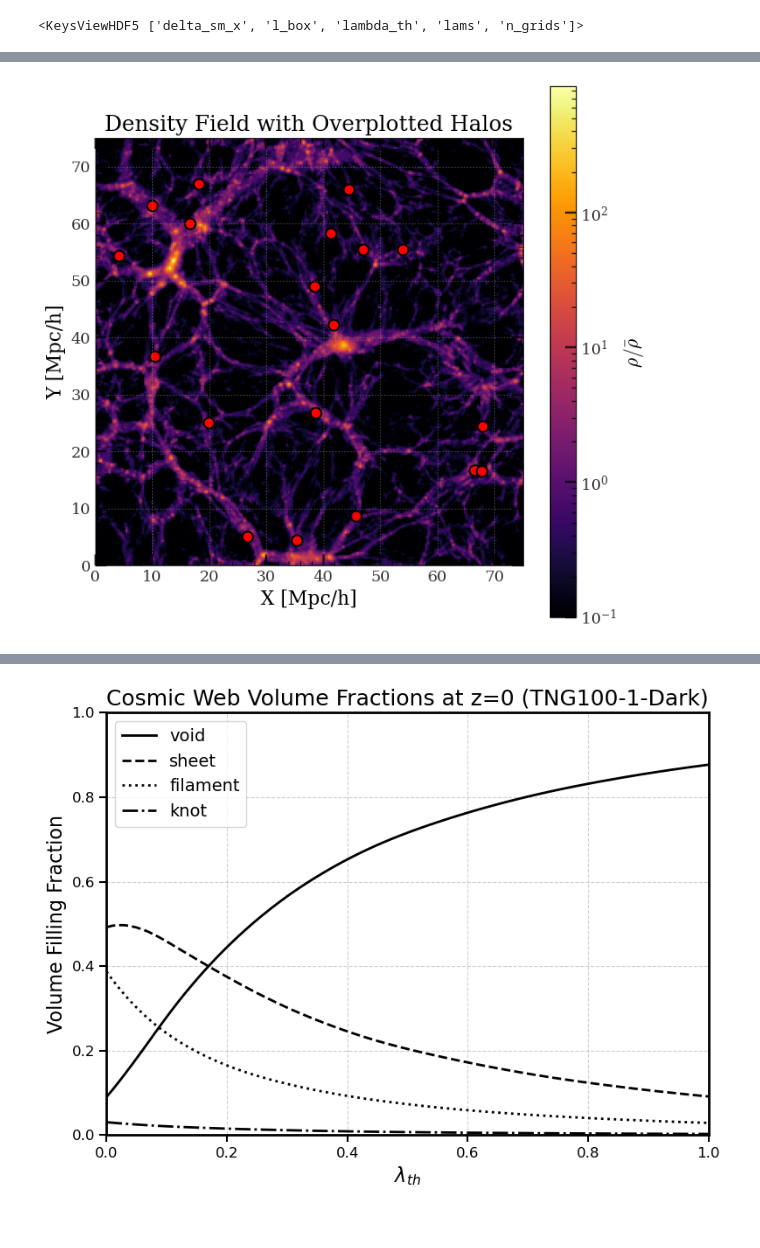
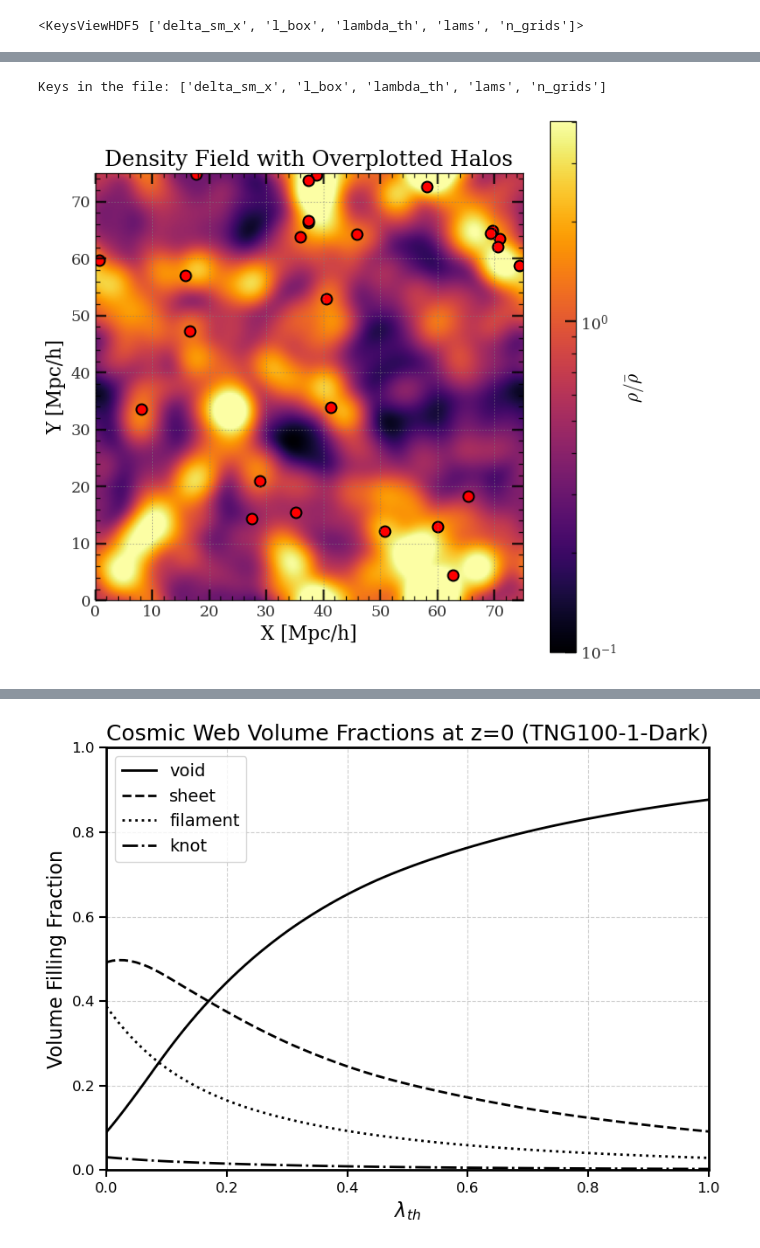
Before and after one commit to Phiyu/halo_web, a Jupyter notebook: docs/code_sample/tng100_theory/sample_check.ipynb, the cells around one changed output, grey strips where cells are left out. Saved outputs shown, nothing was run; the diff lists cells and outputs as text; code cells hidden in the pictures.

```diff
--- a/docs/code_sample/tng100_theory/sample_check.ipynb
+++ b/docs/code_sample/tng100_theory/sample_check.ipynb
@@ -25,11 +25,11 @@ SAMPLE_PATH = Path('/Volumes/T7/halo_web')  # Path in local
 BASE_PATH = Path('/Volumes/T7/TNG100-1-Dark')
 OUTPUT_PATH = Path('/Volumes/T7/halo_web')
 CONFIG_FILE = OUTPUT_PATH / 'tng100-1-dark.json'
-DENSITY_FILE = OUTPUT_PATH / 'density_field.hdf5'
+DENSITY_FILE = OUTPUT_PATH / 'density_field_s2.hdf5'
 
 N_grid = 256
 file_halo_sample = SAMPLE_PATH / 'halo_sample.hdf5'
-file_tidal_field = SAMPLE_PATH / f'cf_field_sample_s2.hdf5'
+file_tidal_field = SAMPLE_PATH / 'field_sample_s2.hdf5'
 dir_output = SAMPLE_PATH / 'output'
 
 with h5py.File(file_tidal_field, 'r', locking=False) as f:
@@ -85,11 +85,12 @@ Expected number of values: 16777216
 # %%
 # plot field slice
 
-slice_index =  234  # Choose a slice from the middle of the box (0 to 255)
+slice_index =  128  # Choose a slice from the middle of the box (0 to 255)
 slice_thickness = 5 # Number of slices to average over for a thicker projection
 
 # --- Load Data ---
 field_plot = h5py.File(file_tidal_field, 'r', locking=False)
+print(f"Keys in the file: {list(field_plot.keys())}")
 delta_sm_x = np.array(field_plot['delta_sm_x'])
 l_box = np.array(field_plot['l_box'])
 n_grids = np.array(field_plot['n_grids'])
@@ -101,32 +102,32 @@ slice_data = np.mean(delta_sm_x[:, :, slice_index : slice_index + slice_thicknes
 # --- Load Halo Data ---
 with h5py.File(file_halo_sample, 'r', locking=False) as f:
     halo_pos = f['position'][:]
     halo_mass = f['mass'][:]
 
 # Select massive halos to make the plot cleaner
 mass_cut = np.quantile(halo_mass, 0.95) # Plot the most massive 5% of halos
 massive_halos_pos = halo_pos[halo_mass > mass_cut]
 
 # --- Select halos within the plotted slice ---
 z_min = slice_index * l_box / n_grids
 z_max = (slice_index + slice_thickness) * l_box / n_grids
 in_slice_mask = (massive_halos_pos[:, 2] >= z_min) & (massive_halos_pos[:, 2] < z_max)
 halos_in_slice = massive_halos_pos[in_slice_mask]
 
 # --- Plotting ---
 fig, ax = plt.subplots(figsize=(8, 8))
 im = ax.imshow((1 + slice_data).T, origin='lower', extent=[0, l_box, 0, l_box],
                cmap='inferno', norm=colors.LogNorm(vmin=0.1, vmax=(1 + delta_sm_x.max())/10))
 
 # Overplot halo positions
 ax.scatter(halos_in_slice[:, 0], halos_in_slice[:, 1],
            edgecolors='black', s=80, lw=1.5, facecolors='red')
 
 ax.set_title(f'Density Field with Overplotted Halos')
 ax.set_xlabel('X [Mpc/h]')
 ax.set_ylabel('Y [Mpc/h]')
-ax.legend()
 fig.colorbar(im, ax=ax, label=r'$\rho / \bar{\rho}$')
 plt.show()
 # %% [output]
+Keys in the file: ['delta_sm_x', 'l_box', 'lambda_th', 'lams', 'n_grids']
-[figure, old version]
+[figure, new version]
```
Also changed, not shown: parts of 2 cells of this notebook, 2 other files.
